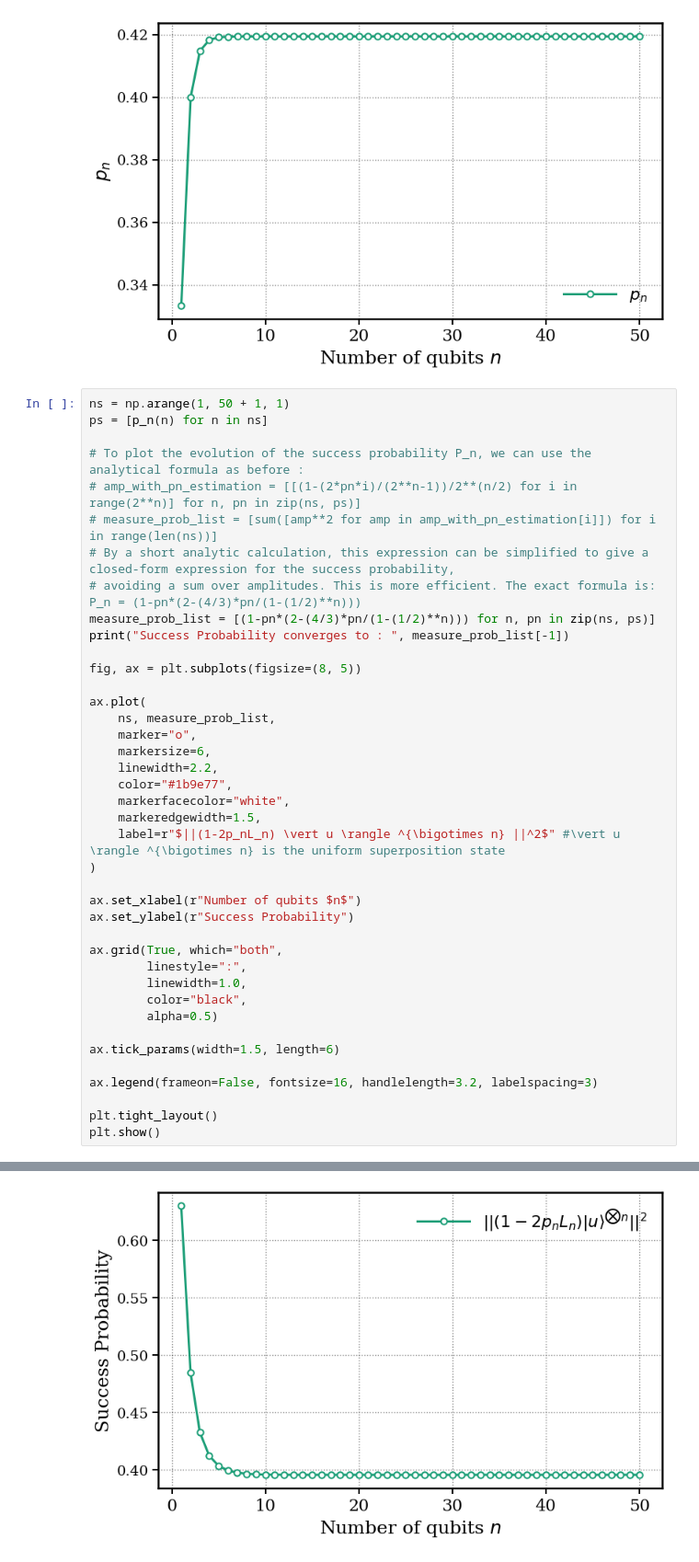
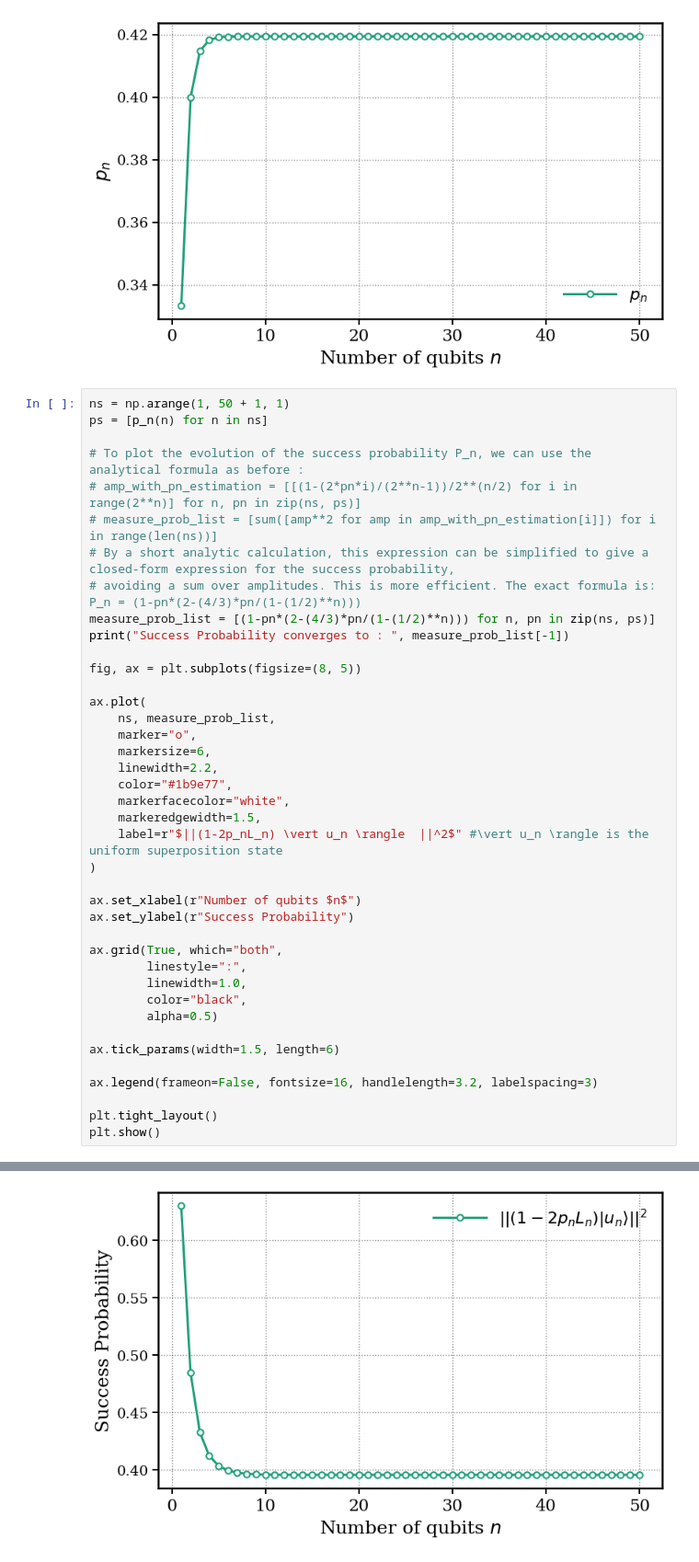
Before and after one commit to Alexis-LUCAS/Log_Affine_State_Prep, a Jupyter notebook: spue_simulation.ipynb, the cells around one changed output, grey strips where cells are left out. Shown at 92% size. Drawn from its saved outputs; the diff is of its cells as text.

```diff
--- a/spue_simulation.ipynb
+++ b/spue_simulation.ipynb
@@ -290,32 +290,32 @@ print("Success Probability converges to : ", measure_prob_list[-1])
 
 fig, ax = plt.subplots(figsize=(8, 5))
 
 ax.plot(
     ns, measure_prob_list,
     marker="o",
     markersize=6,
     linewidth=2.2,
     color="#1b9e77",
     markerfacecolor="white",
     markeredgewidth=1.5,
-    label=r"$||(1-2p_nL_n) \vert u \rangle ^{\bigotimes n} ||^2$" #\vert u \rangle ^{\bigotimes n} is the uniform superposition state
+    label=r"$||(1-2p_nL_n) \vert u_n \rangle  ||^2$" #\vert u_n \rangle is the uniform superposition state
 )
 
 ax.set_xlabel(r"Number of qubits $n$")
 ax.set_ylabel(r"Success Probability")
 
 ax.grid(True, which="both",
         linestyle=":",
         linewidth=1.0,
         color="black",
         alpha=0.5)
 
 ax.tick_params(width=1.5, length=6)
 
 ax.legend(frameon=False, fontsize=16, handlelength=3.2, labelspacing=3)
 
 plt.tight_layout()
 plt.show()
 # %% [output]
 Success Probability converges to :  0.3957086959849455
-[figure, old version]
+[figure, new version]
```
Also changed, not shown: parts of 2 cells of this notebook, 1 other file.
